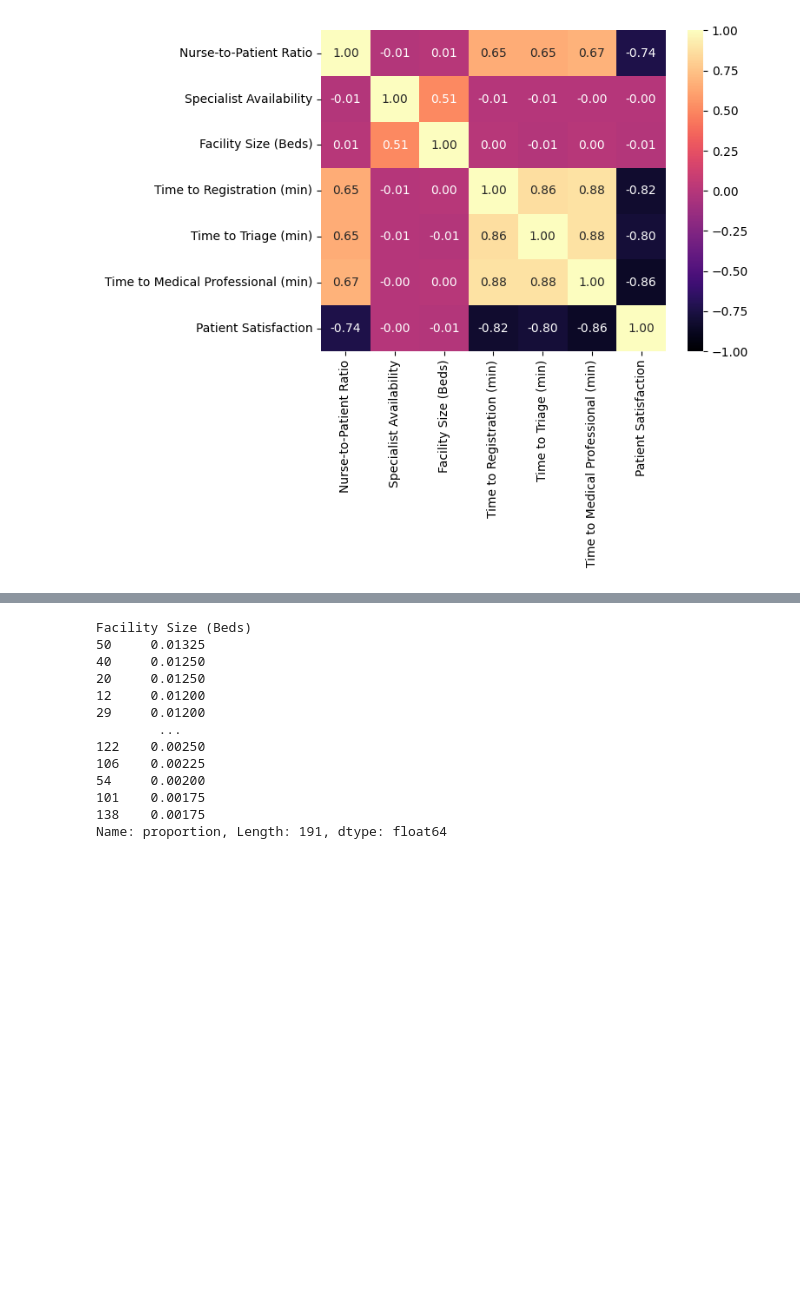
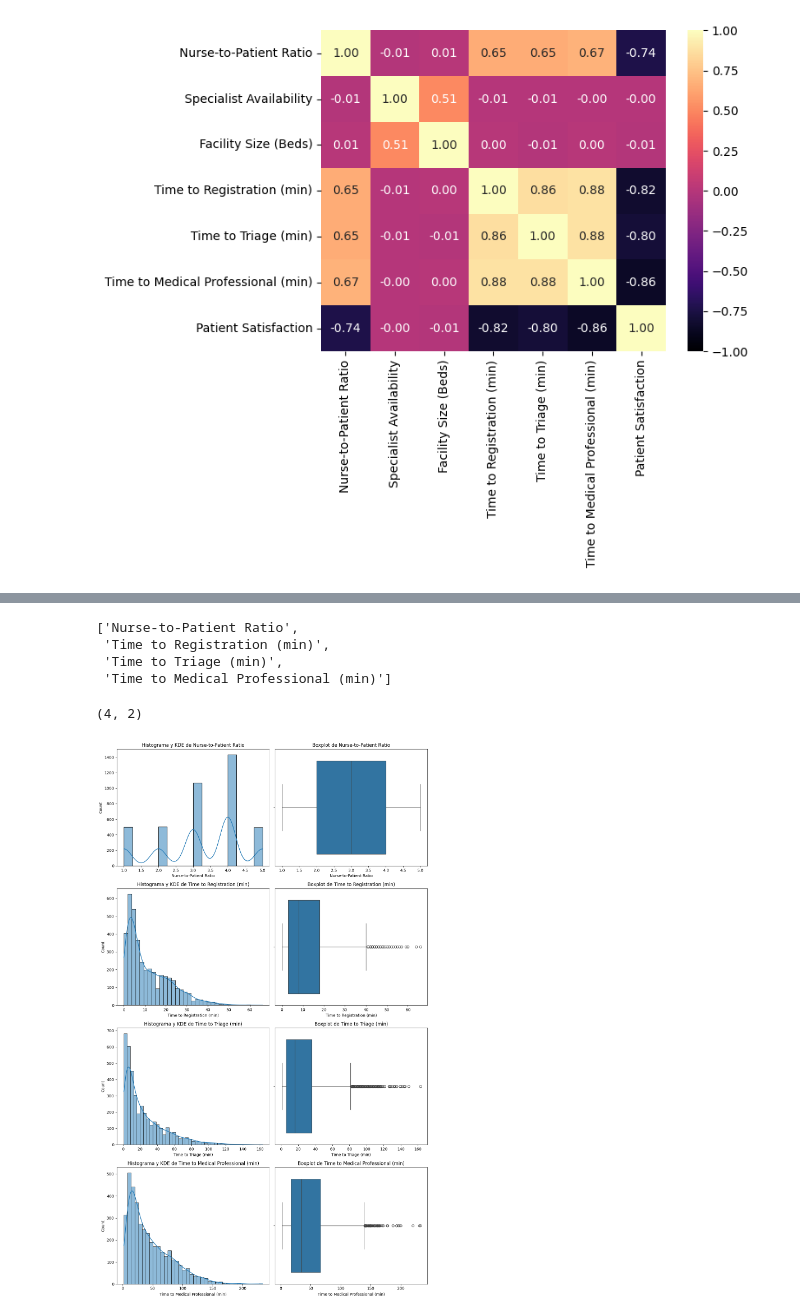
Before and after one commit to nadia0207/ML_Espera_Emergencia, a Jupyter notebook: notebooks/02_LimpiezaEDA.ipynb, the cells around one changed output, grey strips where cells are left out. Saved outputs shown, nothing was run; the diff lists cells and outputs as text; code cells hidden in the pictures; blank space fills up the shorter version.

```diff
--- a/notebooks/02_LimpiezaEDA.ipynb
+++ b/notebooks/02_LimpiezaEDA.ipynb
@@ -407,17 +411,15 @@ card_columnas
 | Patient Satisfaction | 5 | 0.125 | int64 | Categorica |
 # %%
-train_set['Facility Size (Beds)'].value_counts(True) #para ver si puedo convertir en categorica
+columnas_numericas = train_set.select_dtypes(include=['number']).columns.tolist()
+columnas_numericas.remove(target)
+columnas_numericas
 # %% [output]
-Facility Size (Beds)
-50     0.01325
-40     0.01250
-20     0.01250
-12     0.01200
-29     0.01200
-        ...
-122    0.00250
-106    0.00225
-54     0.00200
-101    0.00175
-138    0.00175
-Name: proportion, Length: 191, dtype: float64
+['Nurse-to-Patient Ratio',
+ 'Time to Registration (min)',
+ 'Time to Triage (min)',
+ 'Time to Medical Professional (min)']
+# %%
+bt.plot_combined_graphs(train_set, columnas_numericas)
+# %% [output]
+(4, 2)
+[figure, added]
```
Also changed, not shown: parts of 21 cells of this notebook.
